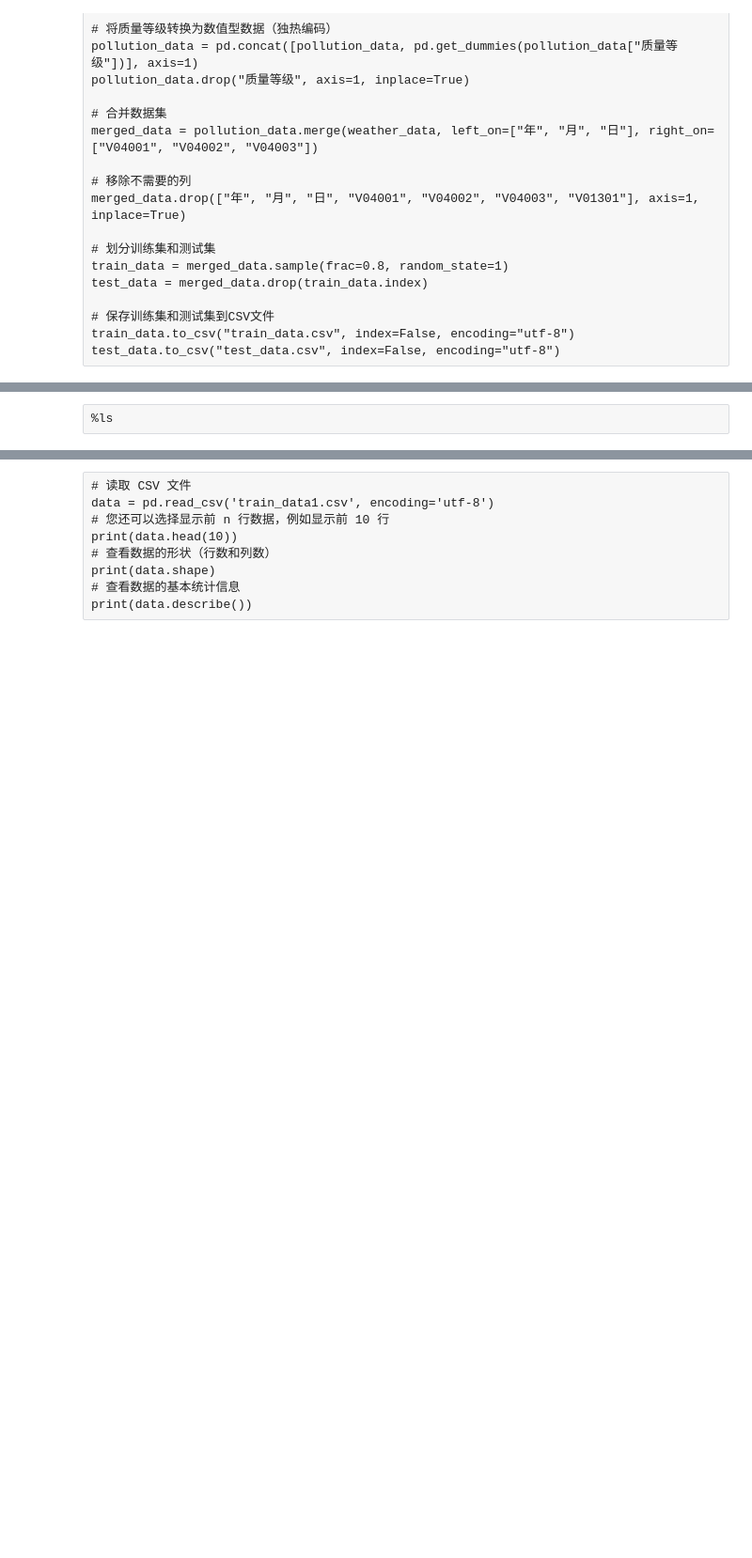
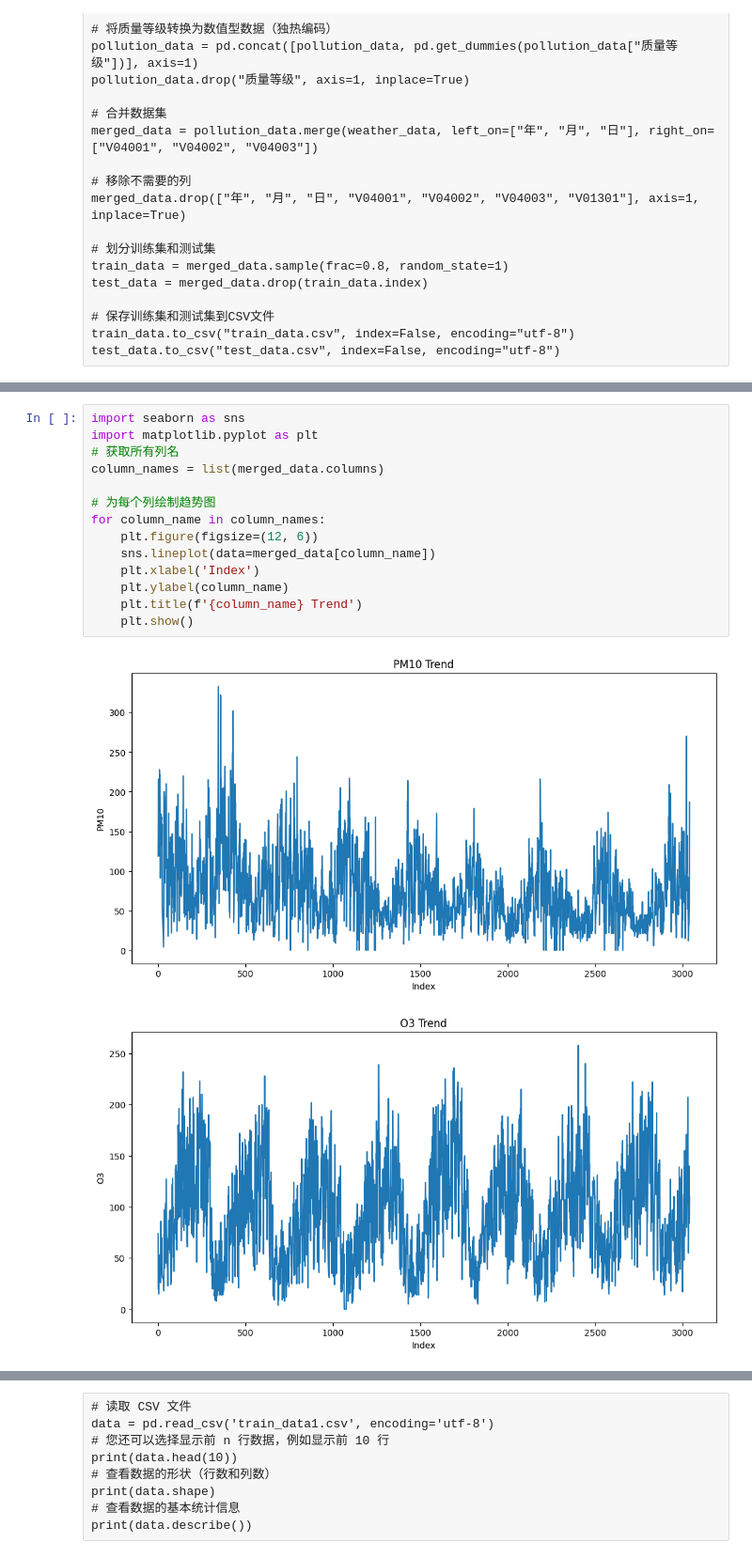
Before and after one commit to 1yangliwen/mathematical-modeling, a Jupyter notebook: C题：空气质量预测.ipynb, the cells around one changed output, grey strips where cells are left out. Shown at 94% size. Saved outputs shown, nothing was run; the diff lists cells and outputs as text; blank space fills up the shorter version.

```diff
--- a/C题：空气质量预测.ipynb
+++ b/C题：空气质量预测.ipynb
@@ -54,2 +46,17 @@ test_data.to_csv("test_data1.csv", index=False, encoding="utf-8")
-# %% [raw]
-%ls
+# %%
+import seaborn as sns
+import matplotlib.pyplot as plt
+# 获取所有列名
+column_names = list(merged_data.columns)
+
+# 为每个列绘制趋势图
+for column_name in column_names:
+    plt.figure(figsize=(12, 6))
+    sns.lineplot(data=merged_data[column_name])
+    plt.xlabel('Index')
+    plt.ylabel(column_name)
+    plt.title(f'{column_name} Trend')
+    plt.show()
+# %% [output]
+[figure, added]
+[figure, added]
```
Also changed, not shown: parts of 15 cells of this notebook.
